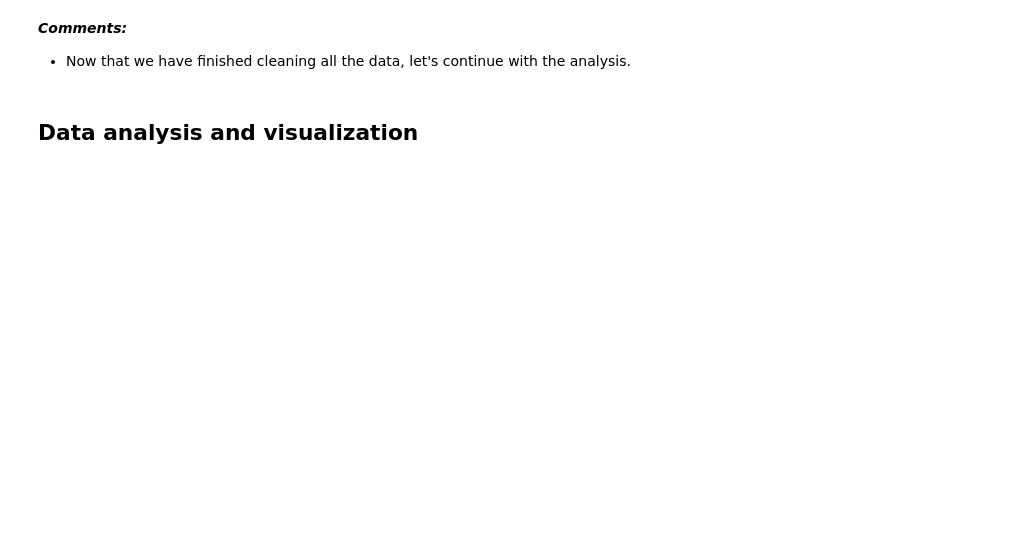
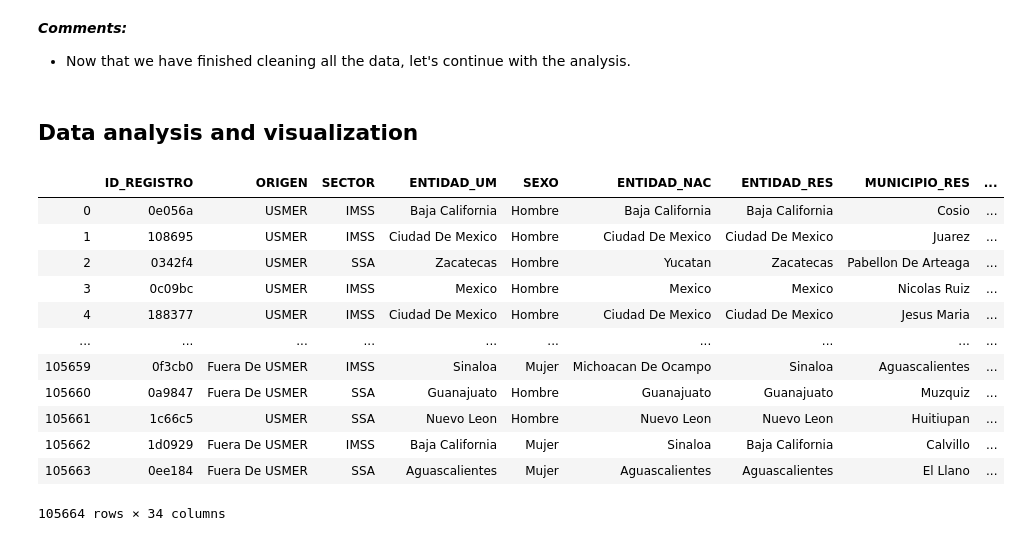
Before and after one commit to millennial-web/team-project-1-covid19-mx, a Jupyter notebook: MX COVID-19.ipynb, the cells around one changed output. Saved outputs shown, nothing was run; the diff lists cells and outputs as text; code cells hidden in the pictures; blank space fills up the shorter version.

```diff
--- a/MX COVID-19.ipynb
+++ b/MX COVID-19.ipynb
@@ -41,7 +59,6 @@ import pandas as pd
 import numpy as np
 import scipy.stats as st
 import matplotlib.pyplot as plt
-import unicodedata
 from scipy.stats import sem
 from scipy.stats import linregress
 
@@ -56,6 +73,7 @@ covid_mx_results = 'Catalogues/Results.csv'
 covid_mx_sector = 'Catalogues/Sector.csv'
 covid_mx_patients = 'Catalogues/Type_of_patient.csv'
 covid_mx_yes_no = 'Catalogues/Yes_or_No.csv'
+covid_mx_clean = 'Resources/COVID_Clean_Data.csv'
 
 # Read files
 covid_mx_df = pd.read_csv(covid_mx_data, encoding='utf-8')
@@ -68,6 +86,7 @@ results_df = pd.read_csv(covid_mx_results, encoding='utf-8')
 sector_df = pd.read_csv(covid_mx_sector, encoding='utf-8')
 patients_df = pd.read_csv(covid_mx_patients, encoding='utf-8')
 yes_no_df = pd.read_csv(covid_mx_yes_no, encoding='utf-8')
+covid_mx_clean_df = pd.read_csv(covid_mx_clean, encoding='utf-8')
 # %% [markdown]
 ## Cleanup and format dataset
 # %% [markdown]
@@ -469,2 +450,20 @@ covid_mx_df
 # %% [markdown]
 ## Data analysis and visualization
+# %%
+del covid_mx_clean_df['Unnamed: 0']
+del covid_mx_clean_df['FECHA_ACTUALIZACION']
+covid_mx_clean_df
+# %% [output]
+|  | ID_REGISTRO | ORIGEN | SECTOR | ENTIDAD_UM | SEXO | ENTIDAD_NAC | ENTIDAD_RES | MUNICIPIO_RES | ... |
+| 0 | 0e056a | USMER | IMSS | Baja California | Hombre | Baja California | Baja California | Cosio | ... |
+| 1 | 108695 | USMER | IMSS | Ciudad De Mexico | Hombre | Ciudad De Mexico | Ciudad De Mexico | Juarez | ... |
+| 2 | 0342f4 | USMER | SSA | Zacatecas | Hombre | Yucatan | Zacatecas | Pabellon De Arteaga | ... |
+| 3 | 0c09bc | USMER | IMSS | Mexico | Hombre | Mexico | Mexico | Nicolas Ruiz | ... |
+| 4 | 188377 | USMER | IMSS | Ciudad De Mexico | Hombre | Ciudad De Mexico | Ciudad De Mexico | Jesus Maria | ... |
+| ... | ... | ... | ... | ... | ... | ... | ... | ... | ... |
+| 105659 | 0f3cb0 | Fuera De USMER | IMSS | Sinaloa | Mujer | Michoacan De Ocampo | Sinaloa | Aguascalientes | ... |
+| 105660 | 0a9847 | Fuera De USMER | SSA | Guanajuato | Hombre | Guanajuato | Guanajuato | Muzquiz | ... |
+| 105661 | 1c66c5 | USMER | SSA | Nuevo Leon | Hombre | Nuevo Leon | Nuevo Leon | Huitiupan | ... |
+| 105662 | 1d0929 | Fuera De USMER | IMSS | Baja California | Mujer | Sinaloa | Baja California | Calvillo | ... |
+| 105663 | 0ee184 | Fuera De USMER | SSA | Aguascalientes | Mujer | Aguascalientes | Aguascalientes | El Llano | ... |
+105664 rows × 34 columns
```
Also changed, not shown: parts of 9 cells of this notebook, 1 other file.
